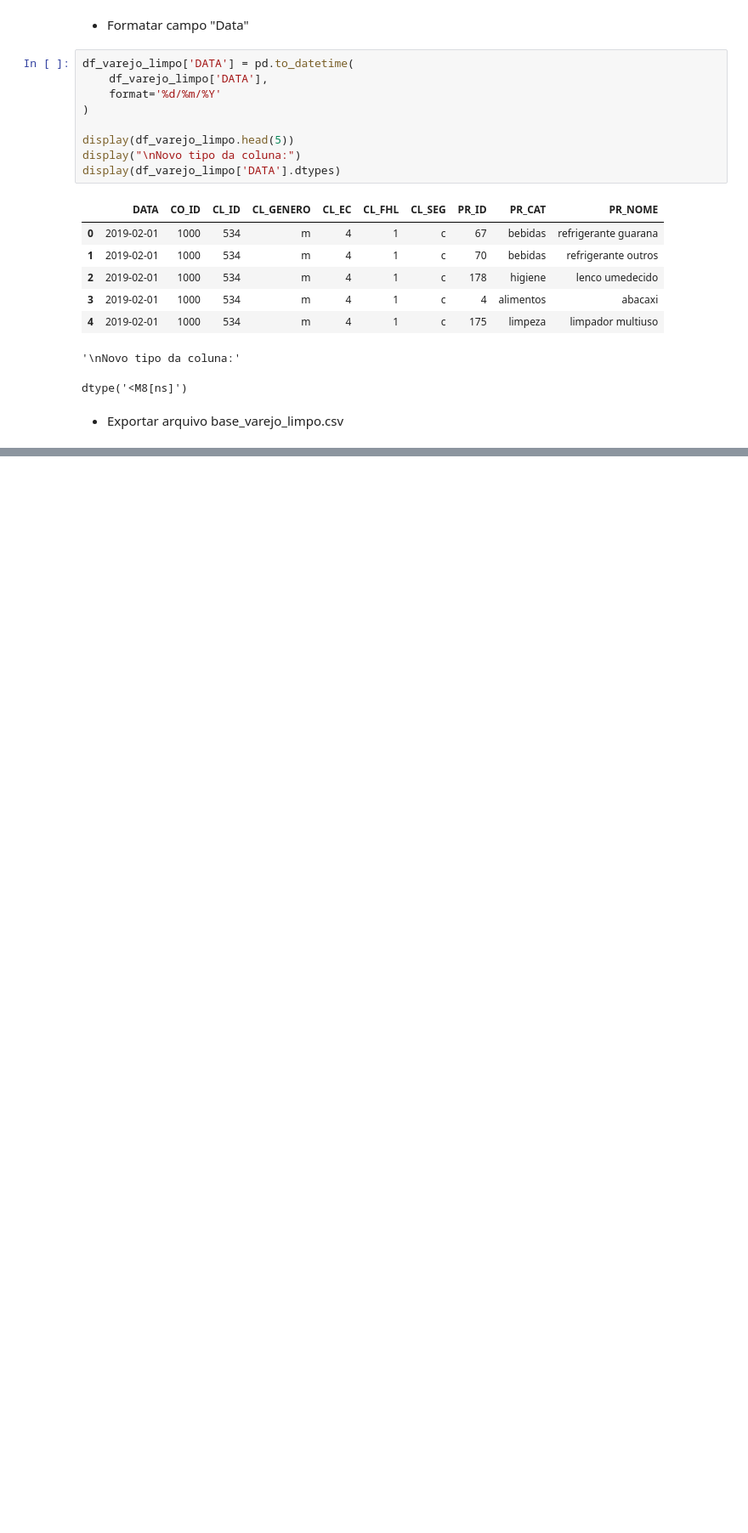
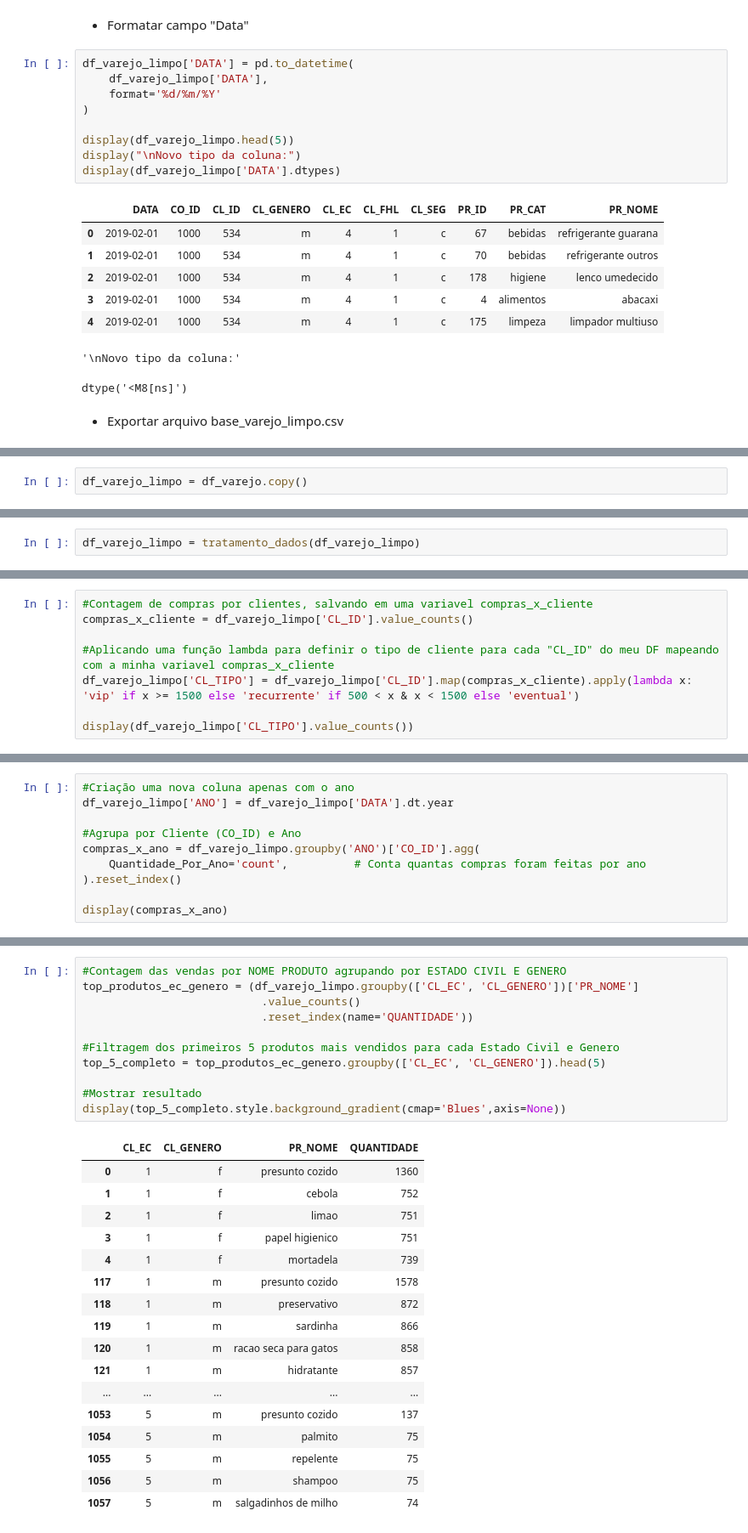
Before and after one commit to mmarkowsky/Miniprojeto_MaximilianoMarkowsky_T8, a Jupyter notebook: Modulo_1_Mini_Projeto_Avaliativo.ipynb, the cells around one changed output, grey strips where cells are left out. Shown at 85% size. Saved outputs shown, nothing was run; the diff lists cells and outputs as text; blank space fills up the shorter version.

```diff
--- a/Modulo_1_Mini_Projeto_Avaliativo.ipynb
+++ b/Modulo_1_Mini_Projeto_Avaliativo.ipynb
@@ -390,0 +488,2 @@ files.download('base_varejo_limpo_sprint2.csv')
+# %%
+df_varejo_limpo = df_varejo.copy()
@@ -390,0 +492,2 @@ files.download('base_varejo_limpo_sprint2.csv')
+# %%
+df_varejo_limpo = tratamento_dados(df_varejo_limpo)
@@ -390,0 +533,8 @@ files.download('base_varejo_limpo_sprint2.csv')
+# %%
+#Contagem de compras por clientes, salvando em uma variavel compras_x_cliente
+compras_x_cliente = df_varejo_limpo['CL_ID'].value_counts()
+
+#Aplicando uma função lambda para definir o tipo de cliente para cada "CL_ID" do meu DF mapeando com a minha variavel compras_x_cliente
+df_varejo_limpo['CL_TIPO'] = df_varejo_limpo['CL_ID'].map(compras_x_cliente).apply(lambda x: 'vip' if x >= 1500 else 'recurrente' if 500 < x & x < 1500 else 'eventual')
+
+display(df_varejo_limpo['CL_TIPO'].value_counts())
@@ -390,0 +550,10 @@ files.download('base_varejo_limpo_sprint2.csv')
+# %%
+#Criação uma nova coluna apenas com o ano
+df_varejo_limpo['ANO'] = df_varejo_limpo['DATA'].dt.year
+
+#Agrupa por Cliente (CO_ID) e Ano
+compras_x_ano = df_varejo_limpo.groupby('ANO')['CO_ID'].agg(
+    Quantidade_Por_Ano='count',          # Conta quantas compras foram feitas por ano
+).reset_index()
+
+display(compras_x_ano)
@@ -390,0 +586,29 @@ files.download('base_varejo_limpo_sprint2.csv')
+# %%
+#Contagem das vendas por NOME PRODUTO agrupando por ESTADO CIVIL E GENERO
+top_produtos_ec_genero = (df_varejo_limpo.groupby(['CL_EC', 'CL_GENERO'])['PR_NOME']
+                           .value_counts()
+                           .reset_index(name='QUANTIDADE'))
+
+#Filtragem dos primeiros 5 produtos mais vendidos para cada Estado Civil e Genero
+top_5_completo = top_produtos_ec_genero.groupby(['CL_EC', 'CL_GENERO']).head(5)
+
+#Mostrar resultado
+display(top_5_completo.style.background_gradient(cmap='Blues',axis=None))
+# %% [output]
+|  | CL_EC | CL_GENERO | PR_NOME | QUANTIDADE |
+| 0 | 1 | f | presunto cozido | 1360 |
+| 1 | 1 | f | cebola | 752 |
+| 2 | 1 | f | limao | 751 |
+| 3 | 1 | f | papel higienico | 751 |
+| 4 | 1 | f | mortadela | 739 |
+| 117 | 1 | m | presunto cozido | 1578 |
+| 118 | 1 | m | preservativo | 872 |
+| 119 | 1 | m | sardinha | 866 |
+| 120 | 1 | m | racao seca para gatos | 858 |
+| 121 | 1 | m | hidratante | 857 |
+| ... | ... | ... | ... | ... |
+| 1053 | 5 | m | presunto cozido | 137 |
+| 1054 | 5 | m | palmito | 75 |
+| 1055 | 5 | m | repelente | 75 |
+| 1056 | 5 | m | shampoo | 75 |
+| 1057 | 5 | m | salgadinhos de milho | 74 |
```
Also changed, not shown: parts of 23 cells of this notebook, 1 other file.
